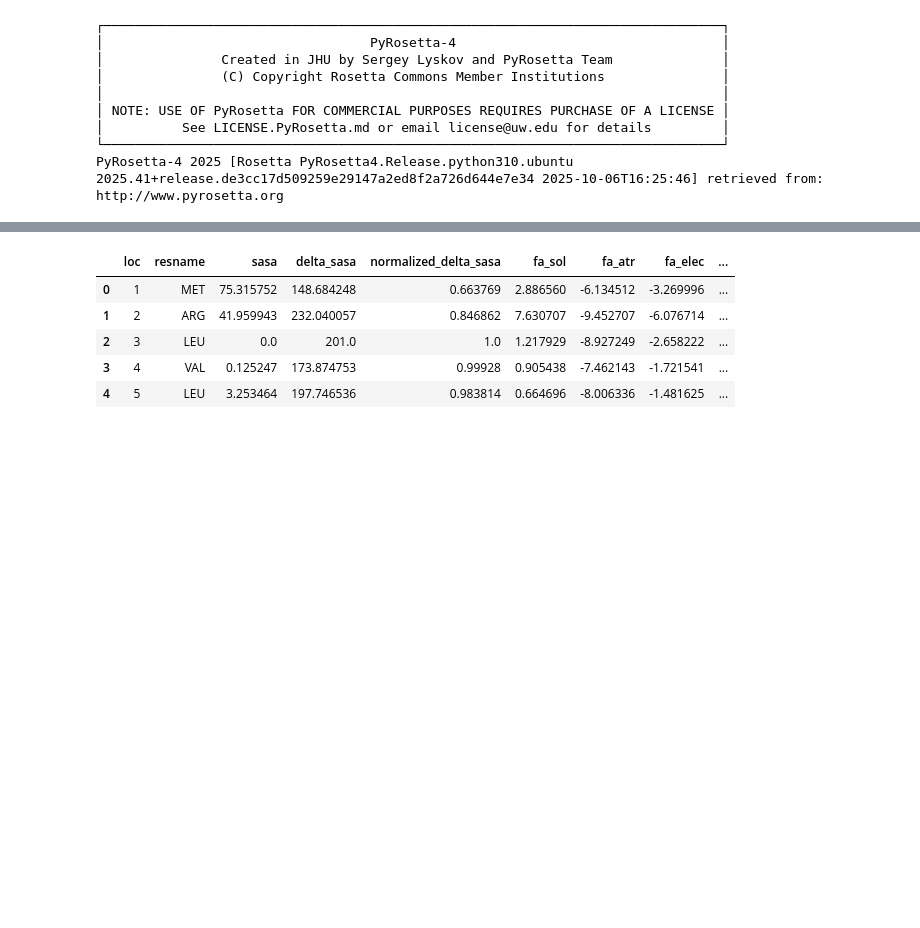
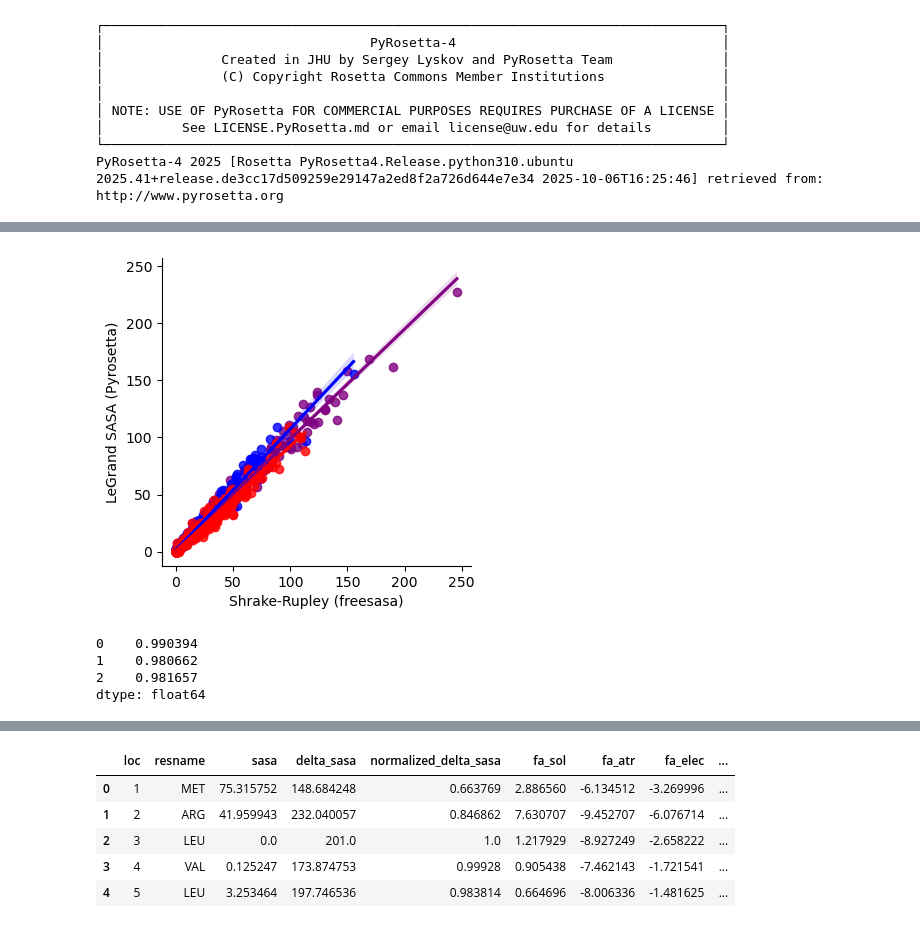
Before and after one commit to realmichaelhoffert/adenylate_kinase_ogt, a Jupyter notebook: notebooks/dev_deltaSASA.ipynb, the cells around one changed output, grey strips where cells are left out. Saved outputs shown, nothing was run; the diff lists cells and outputs as text; code cells hidden in the pictures; blank space fills up the shorter version.

```diff
--- a/notebooks/dev_deltaSASA.ipynb
+++ b/notebooks/dev_deltaSASA.ipynb
@@ -846,0 +865,4 @@ NameError: name 'glob' is not defined
+# %%
+# Load structure and compute SASA
+structure = freesasa.Structure(pdbs[0])
+%time result = freesasa.calc(structure)
@@ -846,0 +1118,2 @@ NameError: name 'glob' is not defined
+# %%
+pr_sasa = get_pr_sasa_SasaCalc_per_res(pose)
@@ -846,0 +1133,25 @@ NameError: name 'glob' is not defined
+# %%
+spearmanrs = []
+for i, pdb in enumerate(pdbs[:100]):
+    display(i)
+    clear_output(wait=True)
+
+    # run func
+    structure = freesasa.Structure(pdb)
+    SR_params = freesasa.Parameters({'algorithm':'ShrakeRupley',
+                                     'probe-radius':1.40,
+                                     'n-points':1000})
+    result = freesasa.calc(structure, parameters=SR_params)
+    sr_sasa = pd.DataFrame(get_fs_sasa_detailed(structure, result)).T
+
+    # with pyrosetta
+    pose = pyrosetta.pose_from_pdb(pdb)
+    pr_sasa = pd.DataFrame(get_pr_sasa_SasaCalc_per_res(pose)).T
+
+    total_sp = spearmanr(pr_sasa['total_sasa'].astype(float),
+                sr_sasa['total_sasa'].astype(float))
+    polar_sp = spearmanr(pr_sasa['polar_sasa'].astype(float),
+                    sr_sasa['polar_sasa'].astype(float))
+    hydro_sp = spearmanr(pr_sasa['apolar_sasa'].astype(float),
+                    sr_sasa['apolar_sasa'].astype(float))
+    spearmanrs.append([total_sp[0], polar_sp[0], hydro_sp[0]])
@@ -846,0 +1180,23 @@ NameError: name 'glob' is not defined
+# %%
+
+fig, ax = plt.subplots(figsize=(4, 4))
+sns.regplot(x=pr_sasa['total_sasa'].astype(float),
+                y=sr_sasa['total_sasa'].astype(float), color='purple', label='total')
+sns.regplot(x=pr_sasa['polar_sasa'].astype(float),
+                y=sr_sasa['polar_sasa'].astype(float), color='b', label='polar')
+sns.regplot(x=pr_sasa['apolar_sasa'].astype(float),
+                y=sr_sasa['apolar_sasa'].astype(float), color='r', label='hydro')
+
+ax.set_xlabel('Shrake-Rupley (freesasa)')
+ax.set_ylabel('LeGrand SASA (Pyrosetta)')
+sns.despine()
+ax.set_aspect('equal')
+# %% [output]
+[figure, added]
+# %%
+pd.DataFrame(spearmanrs).mean()
+# %% [output]
+0    0.990394
+1    0.980662
+2    0.981657
+dtype: float64
```
Also changed, not shown: parts of 78 cells of this notebook.
